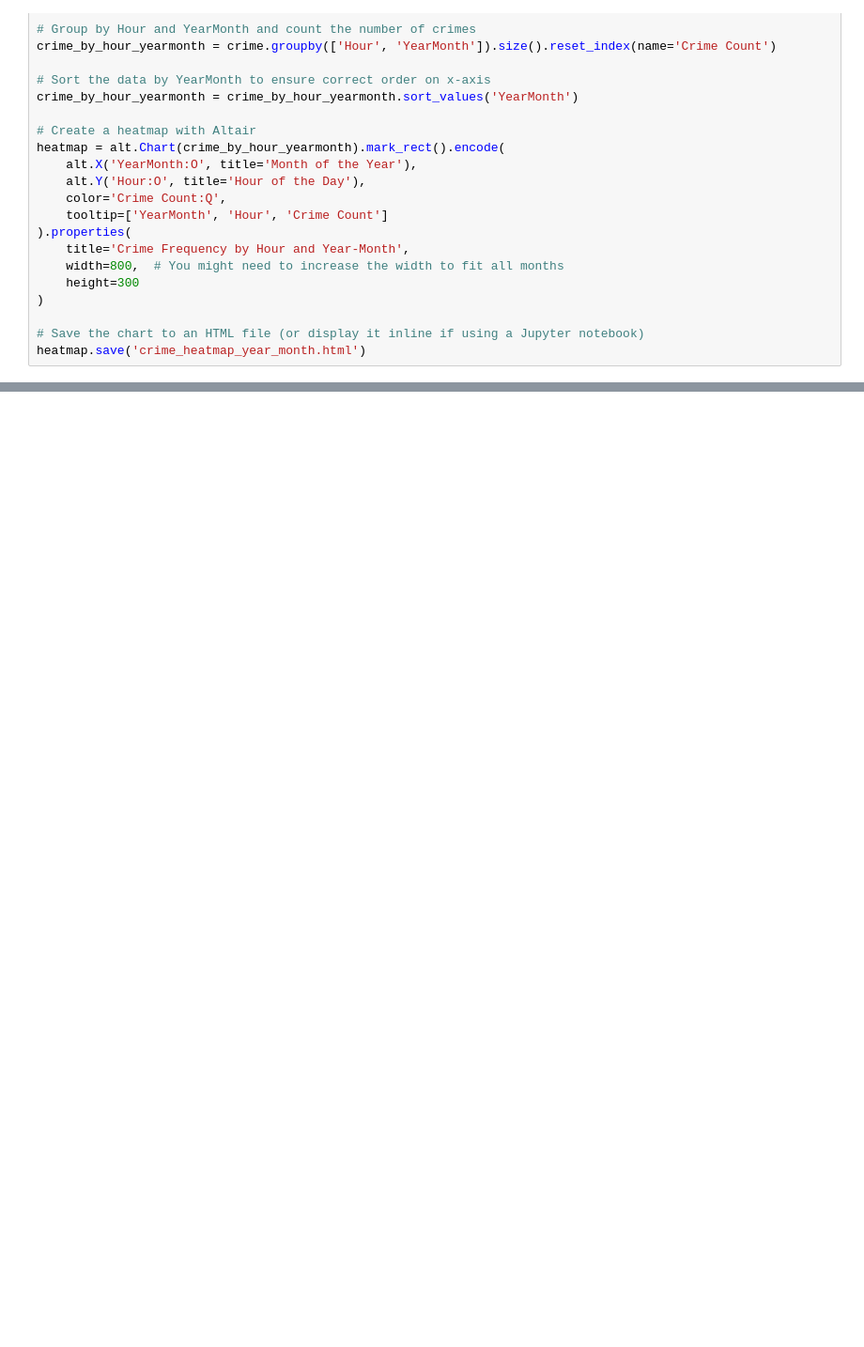
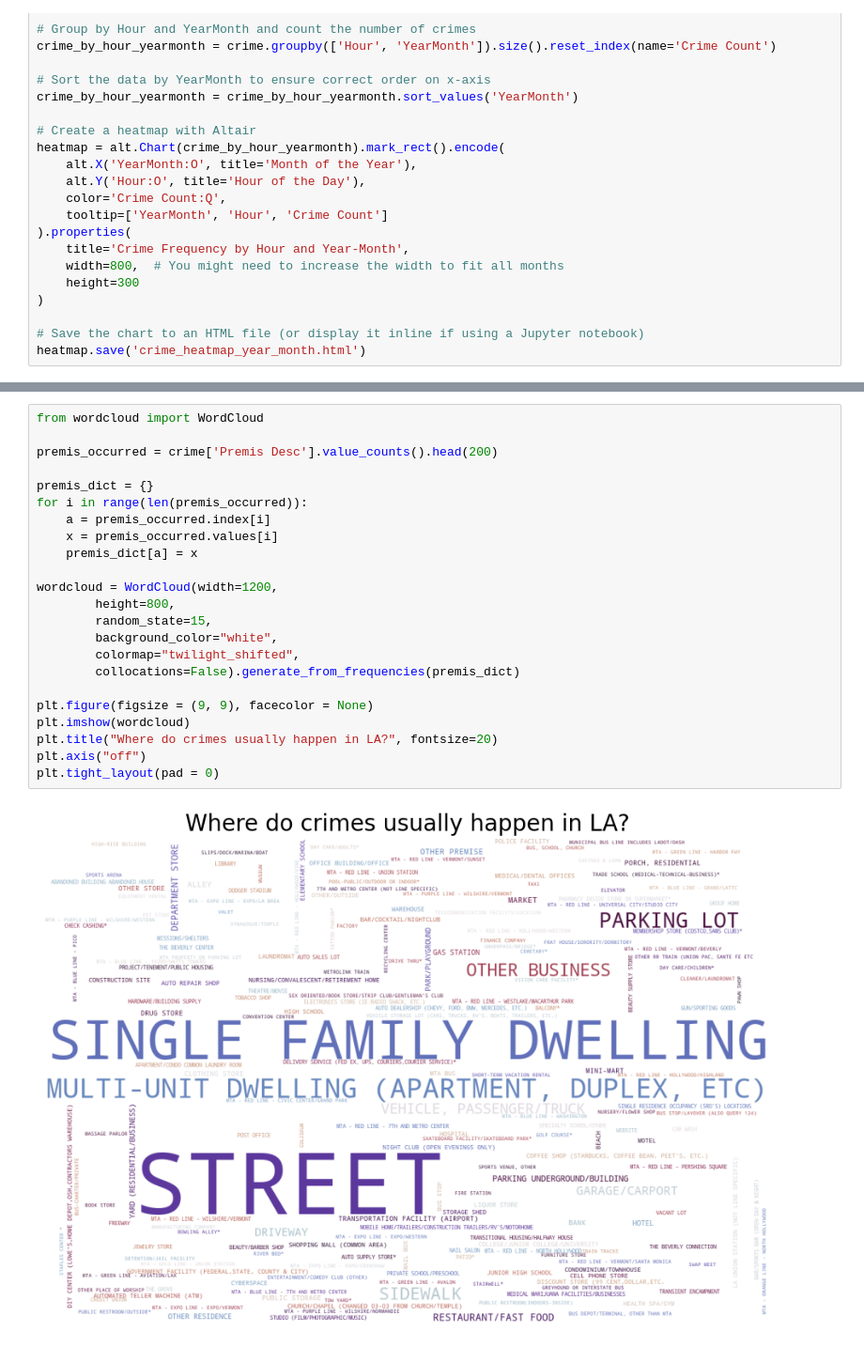
Before and after one commit to timaeusx/ds4200-genomics, a Jupyter notebook: crime_analysis.ipynb, the cells around one changed output, grey strips where cells are left out. Shown: that part at 94% size. Saved outputs shown, nothing was run; the diff lists cells and outputs as text; blank space fills up the shorter version.

Commit message:
wordcloud update

```diff
--- a/crime_analysis.ipynb
+++ b/crime_analysis.ipynb
@@ -90,0 +99,25 @@ heatmap.save('crime_heatmap_year_month.html')
+# %%
+from wordcloud import WordCloud
+
+premis_occurred = crime['Premis Desc'].value_counts().head(200)
+
+premis_dict = {}
+for i in range(len(premis_occurred)):
+    a = premis_occurred.index[i]
+    x = premis_occurred.values[i]
+    premis_dict[a] = x
+
+wordcloud = WordCloud(width=1200,
+        height=800,
+        random_state=15,
+        background_color="white",
+        colormap="twilight_shifted",
+        collocations=False).generate_from_frequencies(premis_dict)
+
+plt.figure(figsize = (9, 9), facecolor = None)
+plt.imshow(wordcloud)
+plt.title("Where do crimes usually happen in LA?", fontsize=20)
+plt.axis("off")
+plt.tight_layout(pad = 0)
+# %% [output]
+[figure, added]
```
Also changed, not shown: parts of 4 cells of this notebook.
